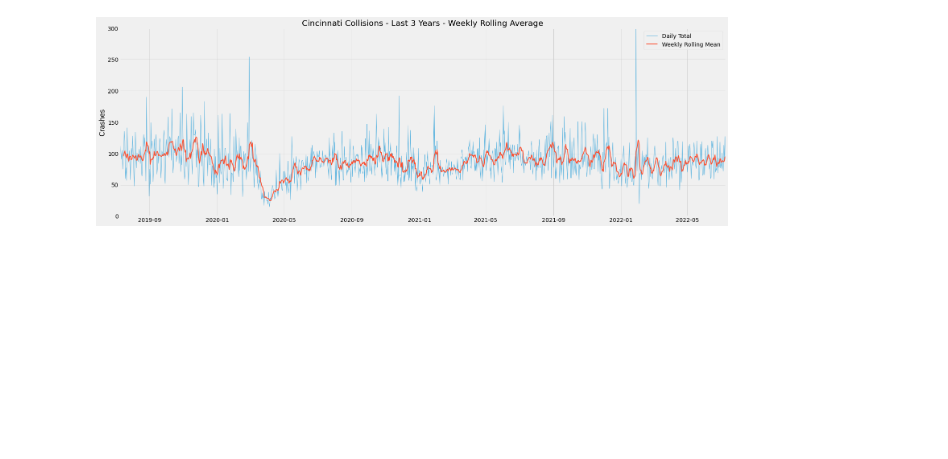
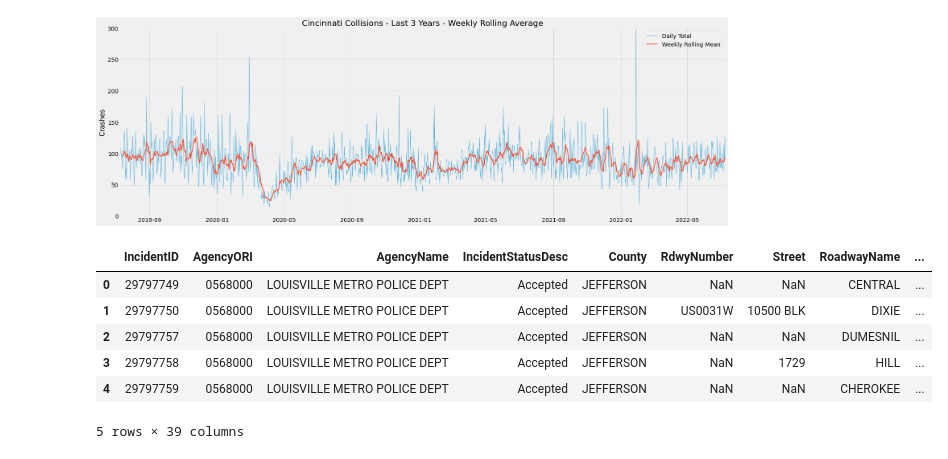
Before and after one commit to orderlogicmachine/covid-crash-compare, a Jupyter notebook: main.ipynb, the cells around one changed output. Drawn from its saved outputs; the diff is of its cells as text; code cells hidden in the pictures; blank space fills up the shorter version.

```diff
--- a/main.ipynb
+++ b/main.ipynb
@@ -140,3 +142,18 @@ plt.ylim(0, 300)
 # %% [output]
 (0.0, 300.0)
 [figure]
+# %%
+# Now it's time for the Louisville data. I had to pull it in 2-month chunks for the same 3-year period thanks to Kentucky's ancient website, so we need to concatenate 18 CSV files.
+
+louTest = os.path.join("./assets", "louCrash*.csv")
+louList = glob.glob(louTest)
+louRaw = pd.concat(map(pd.read_csv, louList), ignore_index=True)
+louRaw.head()
+# %% [output]
+|  | IncidentID | AgencyORI | AgencyName | IncidentStatusDesc | County | RdwyNumber | Street | RoadwayName | ... |
+| 0 | 29797749 | 0568000 | LOUISVILLE METRO POLICE DEPT | Accepted | JEFFERSON | NaN | NaN | CENTRAL | ... |
+| 1 | 29797750 | 0568000 | LOUISVILLE METRO POLICE DEPT | Accepted | JEFFERSON | US0031W | 10500 BLK | DIXIE | ... |
+| 2 | 29797757 | 0568000 | LOUISVILLE METRO POLICE DEPT | Accepted | JEFFERSON | NaN | NaN | DUMESNIL | ... |
+| 3 | 29797758 | 0568000 | LOUISVILLE METRO POLICE DEPT | Accepted | JEFFERSON | NaN | 1729 | HILL | ... |
+| 4 | 29797759 | 0568000 | LOUISVILLE METRO POLICE DEPT | Accepted | JEFFERSON | NaN | NaN | CHEROKEE | ... |
+5 rows × 39 columns
```
Also changed, not shown: parts of 6 cells of this notebook.
